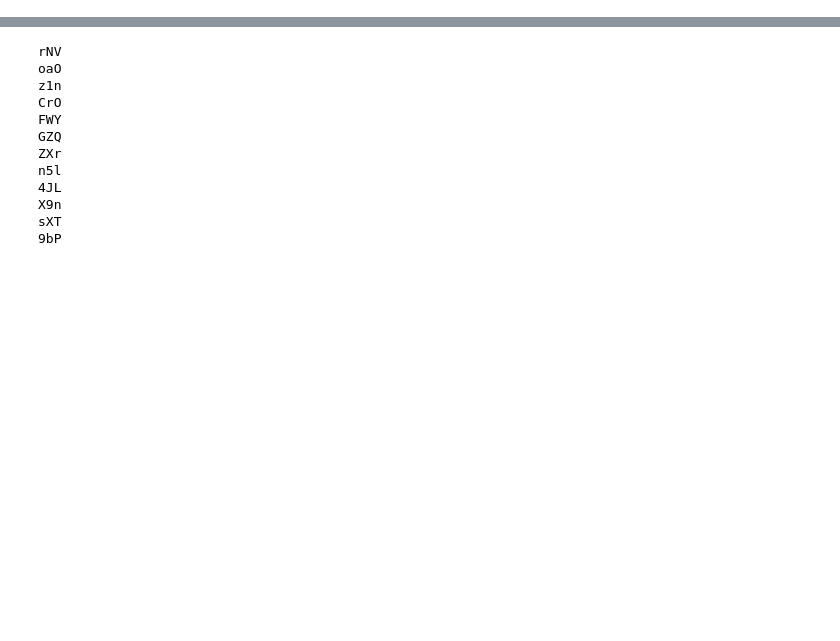
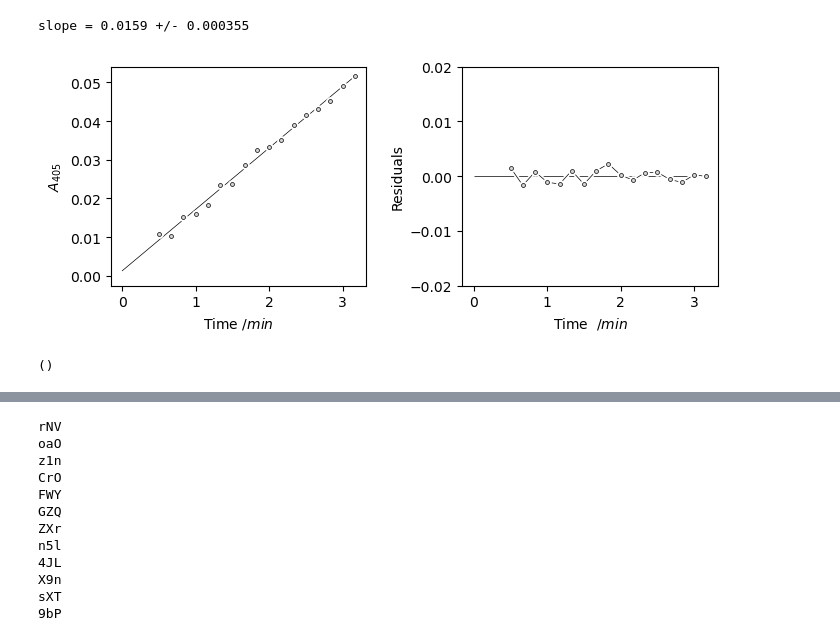
Before and after one commit to blinkletter/StealThisCode, a Jupyter notebook: testideas/DataAnalyzer2.ipynb, the cells around one changed output, grey strips where cells are left out. Cells and saved outputs as stored; diff of their text form; code cells hidden in the pictures; blank space fills up the shorter version.

```diff
--- a/testideas/DataAnalyzer2.ipynb
+++ b/testideas/DataAnalyzer2.ipynb
@@ -397,0 +58,31 @@ slope = 0.00619 +/- 0.000441
+# %%
+### Analysis of a single cell with slope and differentials
+
+import numpy as np
+import pandas as pd
+from matplotlib import pyplot as plt
+from scipy.optimize import curve_fit
+
+#!wget https://raw.githubusercontent.com/blinkletter/StealThisCode/main/BiochemToolbox.py
+#!pip install uncertainties  # to install 'Uncertainties' package in Colab.
+import BiochemToolbox as BT
+
+
+##########################################
+### Change these settings
+##########################################
+
+data_file_location = "data1/"
+data_file_root_name = "data"
+
+data_name = data_file_location + data_file_root_name
+
+plot_file = "plot1/Cell_w_residuals"
+
+BT.dual_plot_w_residuals(data_name, "4", "D",
+                      Fraction_time_span = 0.05,
+                      plot_file = "plot1/Cell_w_residuals")
+# %% [output]
+slope = 0.0159 +/- 0.000355
+[figure, added]
+()
```
Also changed, not shown: parts of 5 cells of this notebook, 11 other files.
